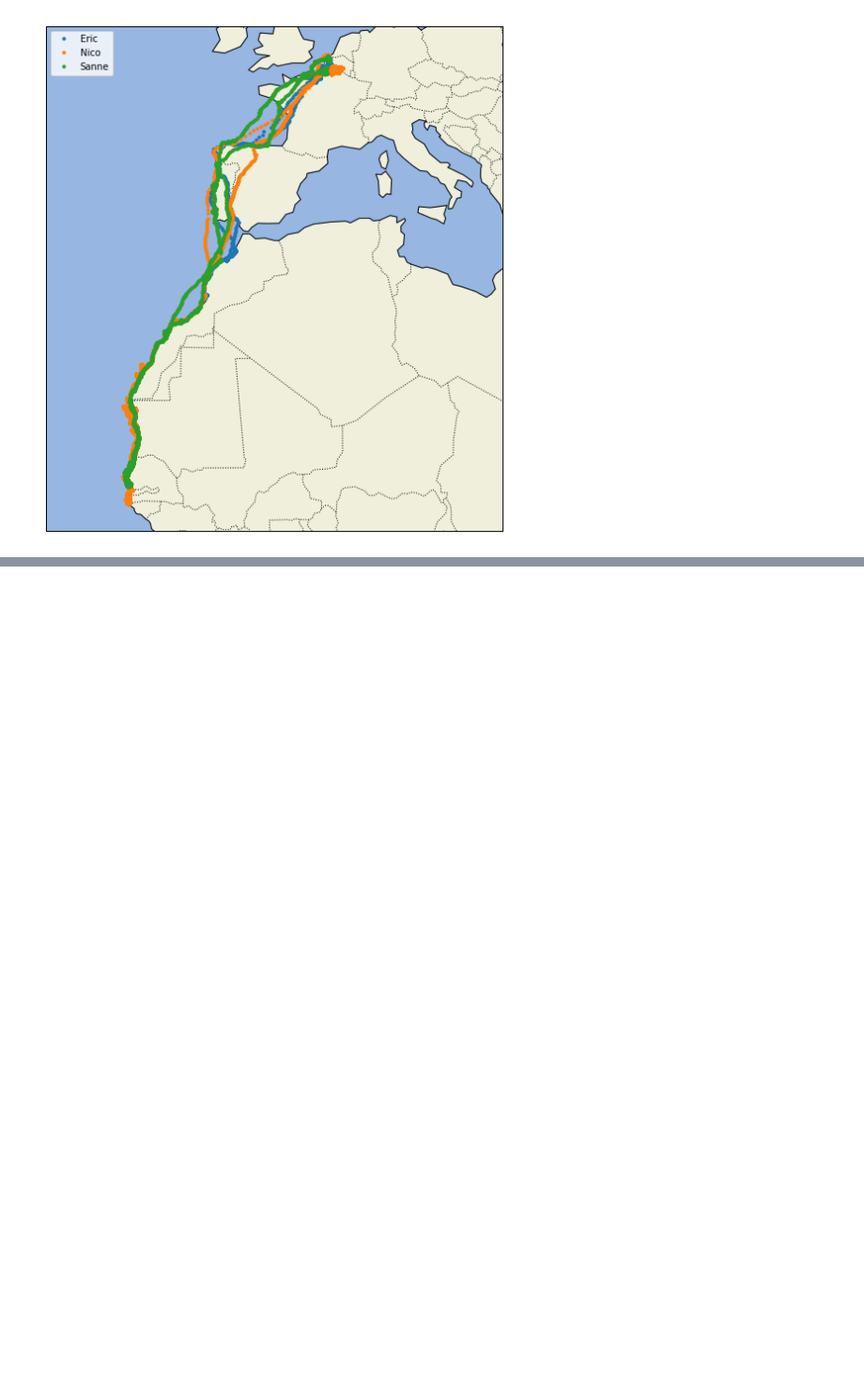
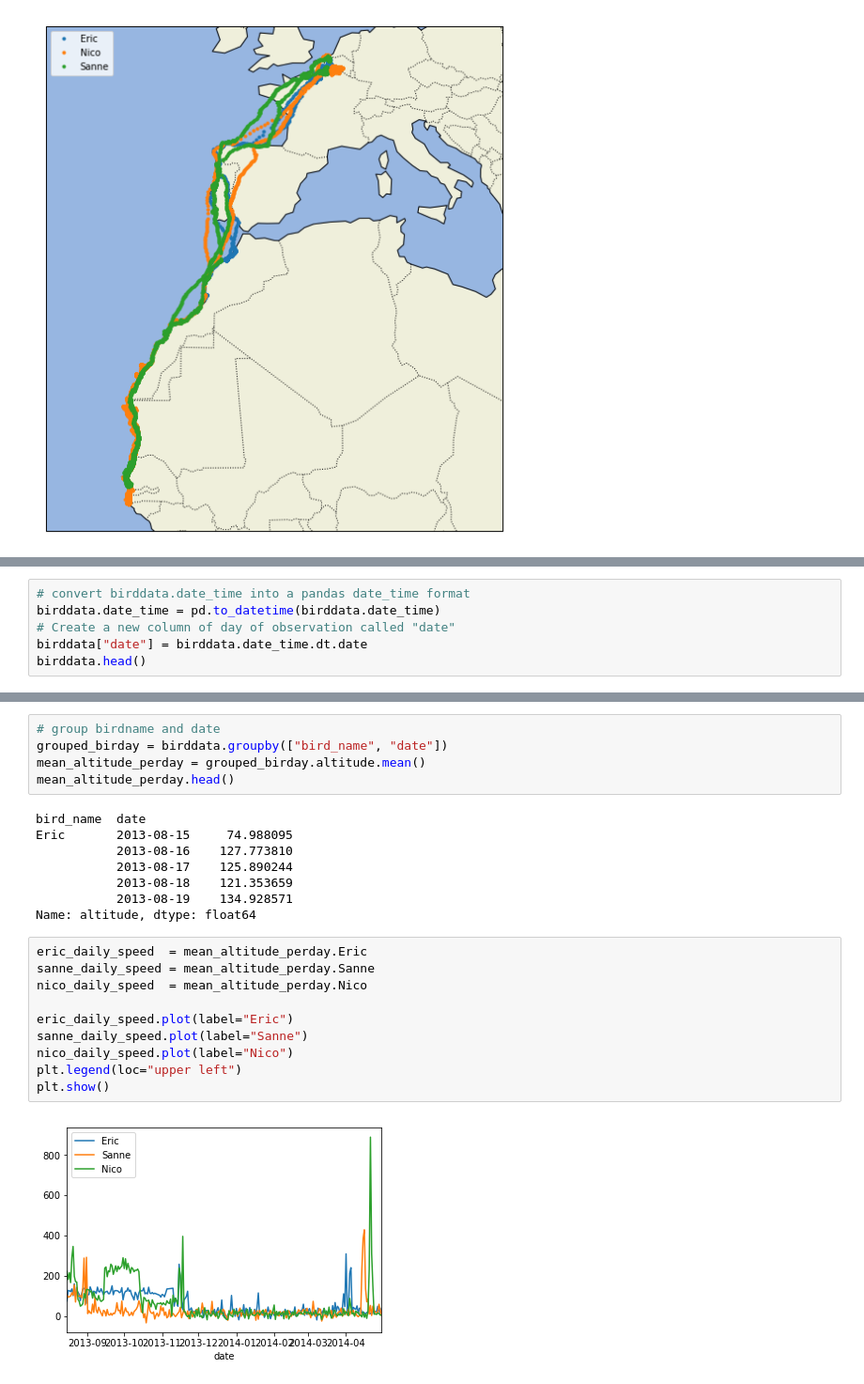
Before and after one commit to akell47/Python, a Jupyter notebook: BirdTracking.ipynb, the cells around one changed output, grey strips where cells are left out. Shown: that part at 94% size. Drawn from its saved outputs; the diff is of its cells as text; blank space fills up the shorter version.

Commit message:
groupby almost

```diff
--- a/BirdTracking.ipynb
+++ b/BirdTracking.ipynb
@@ -296,0 +318,6 @@ plt.show()
+# %%
+# convert birddata.date_time into a pandas date_time format
+birddata.date_time = pd.to_datetime(birddata.date_time)
+# Create a new column of day of observation called "date"
+birddata["date"] = birddata.date_time.dt.date
+birddata.head()
@@ -296,0 +344,25 @@ plt.show()
+# %%
+# group birdname and date
+grouped_birday = birddata.groupby(["bird_name", "date"])
+mean_altitude_perday = grouped_birday.altitude.mean()
+mean_altitude_perday.head()
+# %% [output]
+bird_name  date
+Eric       2013-08-15     74.988095
+           2013-08-16    127.773810
+           2013-08-17    125.890244
+           2013-08-18    121.353659
+           2013-08-19    134.928571
+Name: altitude, dtype: float64
+# %%
+eric_daily_speed  = mean_altitude_perday.Eric
+sanne_daily_speed = mean_altitude_perday.Sanne
+nico_daily_speed  = mean_altitude_perday.Nico
+
+eric_daily_speed.plot(label="Eric")
+sanne_daily_speed.plot(label="Sanne")
+nico_daily_speed.plot(label="Nico")
+plt.legend(loc="upper left")
+plt.show()
+# %% [output]
+[figure, added]
```
Also changed, not shown: parts of 9 cells of this notebook.
